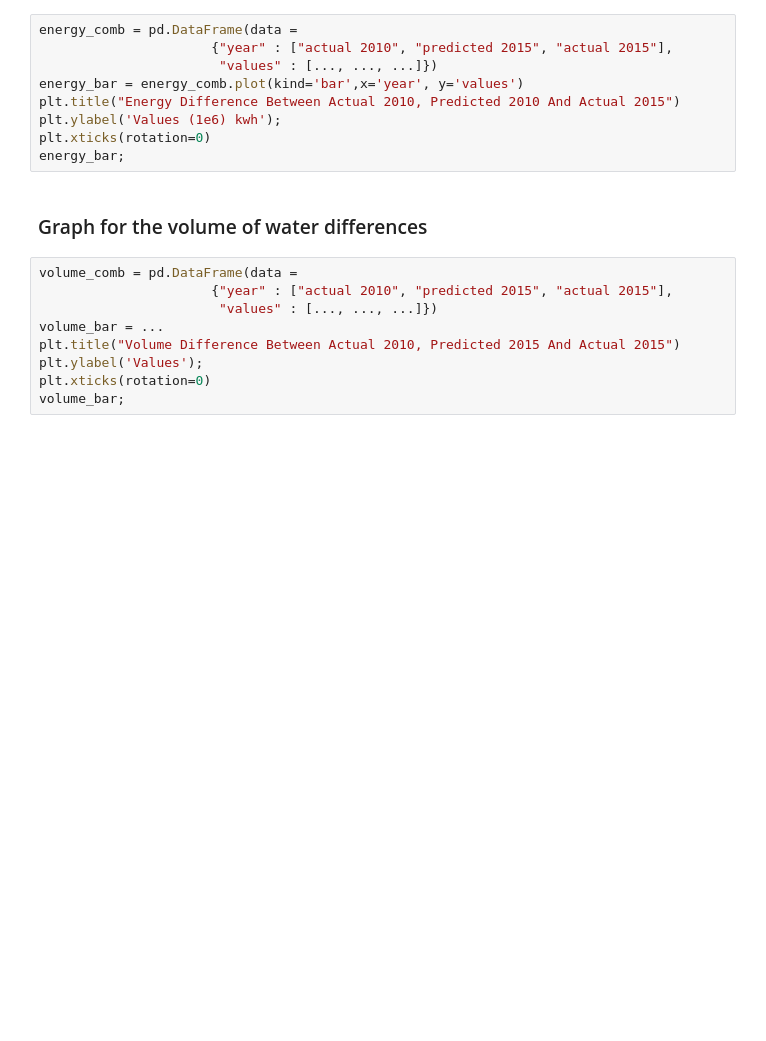
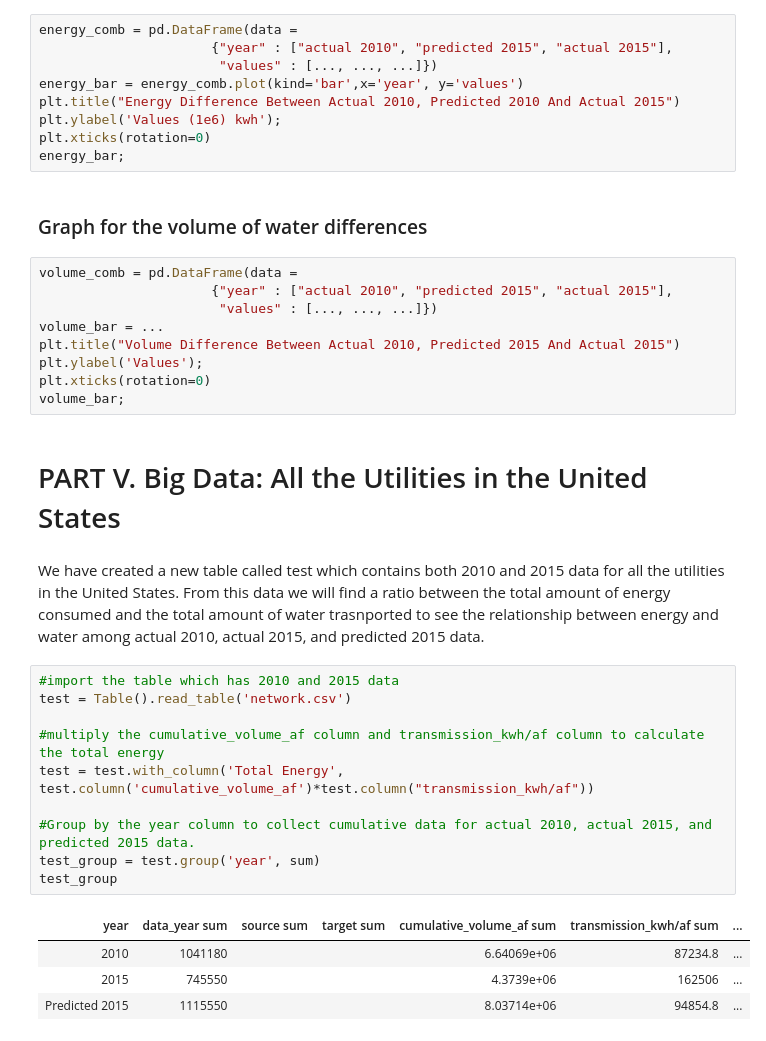
Before and after one commit to ds-modules/CE-110, a Jupyter notebook: CE-110_Lab_Mina.ipynb, the cells around one changed output. Saved outputs shown, nothing was run; the diff lists cells and outputs as text; blank space fills up the shorter version.

```diff
--- a/CE-110_Lab_Mina.ipynb
+++ b/CE-110_Lab_Mina.ipynb
@@ -594,3 +599,22 @@ plt.title("Volume Difference Between Actual 2010, Predicted 2015 And Actual 2015
 plt.ylabel('Values');
 plt.xticks(rotation=0)
 volume_bar;
+# %% [markdown]
+# PART V. Big Data: All the Utilities in the United States
+# %% [markdown]
+We have created a new table called test which contains both 2010 and 2015 data for all the utilities in the United States. From this data we will find a ratio between the total amount of energy consumed and the total amount of water trasnported to see the relationship between energy and water among actual 2010, actual 2015, and predicted 2015 data.
+# %%
+#import the table which has 2010 and 2015 data
+test = Table().read_table('network.csv')
+
+#multiply the cumulative_volume_af column and transmission_kwh/af column to calculate the total energy
+test = test.with_column('Total Energy', test.column('cumulative_volume_af')*test.column("transmission_kwh/af"))
+
+#Group by the year column to collect cumulative data for actual 2010, actual 2015, and predicted 2015 data.
+test_group = test.group('year', sum)
+test_group
+# %% [output]
+| year | data_year sum | source sum | target sum | cumulative_volume_af sum | transmission_kwh/af sum | ... |
+| 2010 | 1041180 |  |  | 6.64069e+06 | 87234.8 | ... |
+| 2015 | 745550 |  |  | 4.3739e+06 | 162506 | ... |
+| Predicted 2015 | 1115550 |  |  | 8.03714e+06 | 94854.8 | ... |
```
Also changed, not shown: parts of 30 cells of this notebook.
